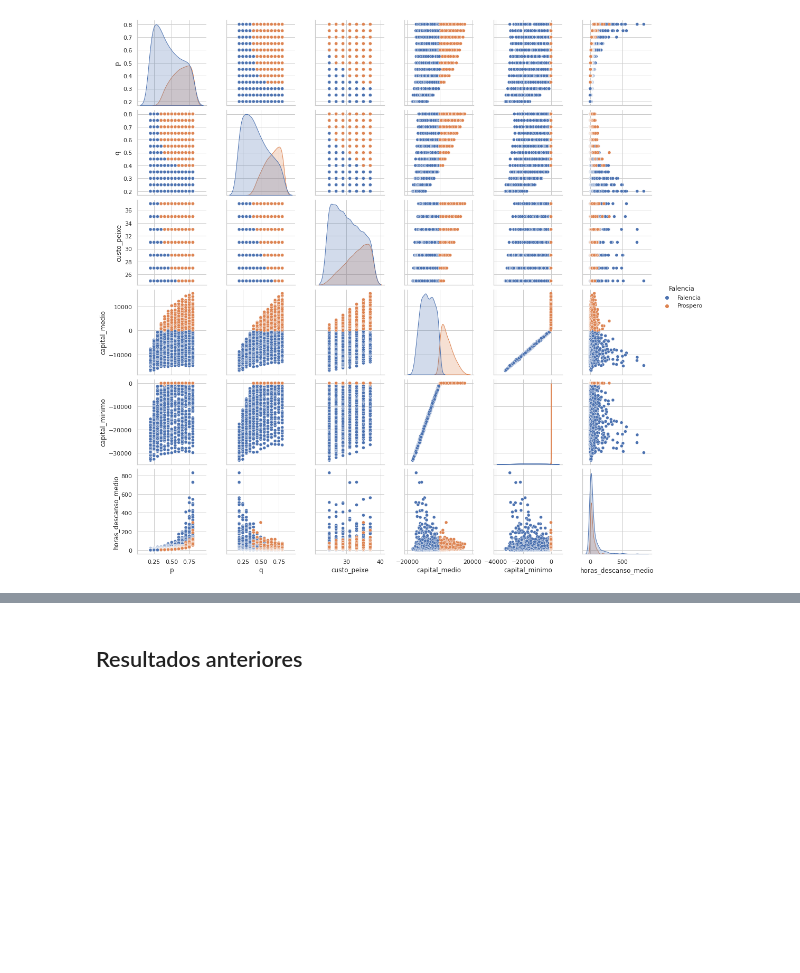
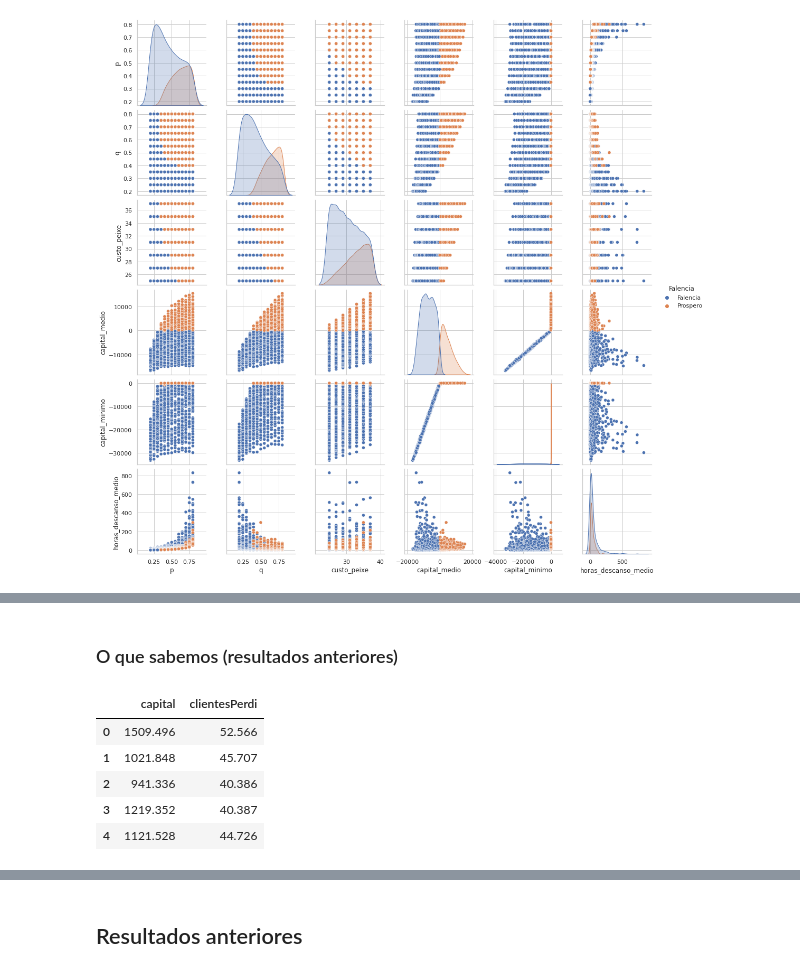
Before and after one commit to jorgesalhani/Statistics, a Jupyter notebook: Project/Prj1.ipynb, the cells around one changed output, grey strips where cells are left out. Drawn from its saved outputs; the diff is of its cells as text; code cells hidden in the pictures; blank space fills up the shorter version.

```diff
--- a/Project/Prj1.ipynb
+++ b/Project/Prj1.ipynb
@@ -709,0 +745,2 @@ plt.show()
+# %% [markdown]
+### O que sabemos (resultados anteriores)
@@ -709,0 +760,11 @@ plt.show()
+# %%
+df_means = pd.DataFrame({colun[0]: capital, colun[1]: clientesPerdi})
+# %%
+df_means.head()
+# %% [output]
+|  | capital | clientesPerdi |
+| 0 | 1509.496 | 52.566 |
+| 1 | 1021.848 | 45.707 |
+| 2 | 941.336 | 40.386 |
+| 3 | 1219.352 | 40.387 |
+| 4 | 1121.528 | 44.726 |
```
Also changed, not shown: parts of 18 cells of this notebook, 1 other file.
